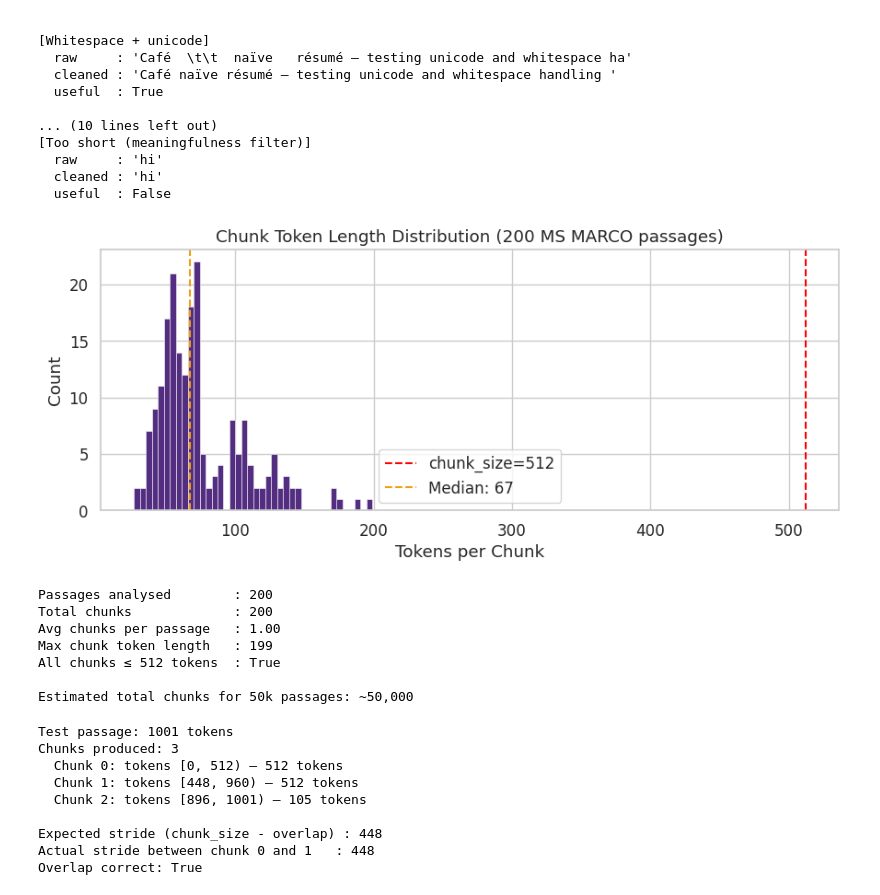
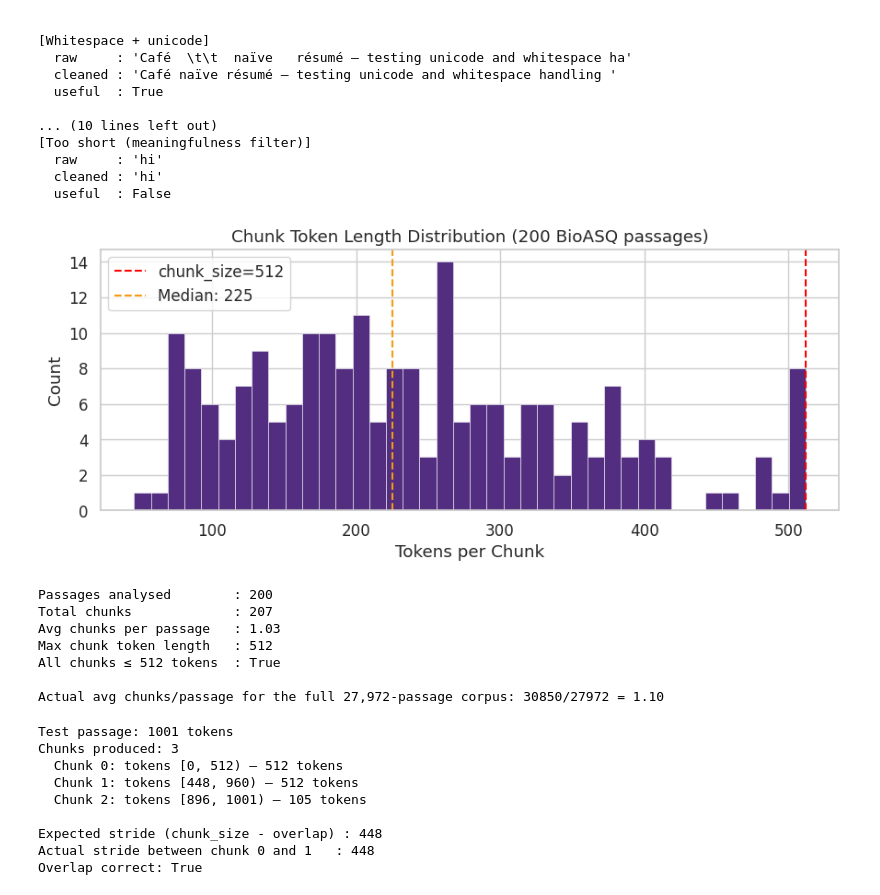
Before and after one commit to samueladole/MDATS79, a Jupyter notebook: notebooks/01_dataset_exploration.ipynb, the cells around one changed output. Cells and saved outputs as stored; diff of their text form; code cells hidden in the pictures.

```diff
--- a/notebooks/01_dataset_exploration.ipynb
+++ b/notebooks/01_dataset_exploration.ipynb
@@ -406,45 +357,45 @@ Input                                              | Cleaned
   cleaned : 'hi'
   useful  : False
 # %%
-# ── Chunker: verify chunk counts and overlap ──────────────────────────────────
+# ── Chunker: verify chunk counts and overlap ──────────────────────
 chunker = TokenChunker(chunk_size=512, chunk_overlap=64)
 
-# Use first 200 MS MARCO passages to measure real chunk statistics
-sample_passages = mm_corpus[:200]
+# Use first 200 BioASQ passages to measure real chunk statistics
+sample_passages = corpus[:200]
 all_chunks = []
 for p in sample_passages:
     all_chunks.extend(chunker.chunk(p["text"], doc_id=p["id"],
-                                    metadata={"dataset": "msmarco"}))
+                                    metadata={"dataset": "bioasq"}))
 
 chunk_token_lengths = [len(enc.encode(c.text)) for c in all_chunks]
 
 fig, ax = plt.subplots(figsize=(9, 4))
 ax.hist(chunk_token_lengths, bins=40, color=PURPLE, edgecolor="white", linewidth=0.4)
 ax.axvline(512, color="red", linestyle="--", label="chunk_size=512")
 ax.axvline(np.median(chunk_token_lengths), color=AMBER, linestyle="--",
            label=f"Median: {np.median(chunk_token_lengths):.0f}")
-ax.set_title("Chunk Token Length Distribution (200 MS MARCO passages)")
+ax.set_title("Chunk Token Length Distribution (200 BioASQ passages)")
 ax.set_xlabel("Tokens per Chunk")
 ax.set_ylabel("Count")
 ax.legend()
 plt.tight_layout()
 plt.savefig("../experiments/results/fig_chunk_lengths.png", dpi=150, bbox_inches="tight")
 plt.show()
 
 avg_chunks_per_passage = len(all_chunks) / len(sample_passages)
 print(f"Passages analysed        : {len(sample_passages)}")
 print(f"Total chunks             : {len(all_chunks)}")
 print(f"Avg chunks per passage   : {avg_chunks_per_passage:.2f}")
 print(f"Max chunk token length   : {max(chunk_token_lengths)}")
-print(f"All chunks ≤ 512 tokens  : {all(l <= 512 for l in chunk_token_lengths)}")
-print(f"\nEstimated total chunks for 50k passages: ~{int(avg_chunks_per_passage * 50_000):,}")
+print(f"All chunks \u2264 512 tokens  : {all(l <= 512 for l in chunk_token_lengths)}")
+print(f"\nActual avg chunks/passage for the full 27,972-passage corpus: 30850/27972 = {30850/27972:.2f}")
 # %% [output]
-[figure, old version]
+[figure, new version]
 Passages analysed        : 200
-Total chunks             : 200
-Avg chunks per passage   : 1.00
-Max chunk token length   : 199
+Total chunks             : 207
+Avg chunks per passage   : 1.03
+Max chunk token length   : 512
 All chunks ≤ 512 tokens  : True
 
-Estimated total chunks for 50k passages: ~50,000
+Actual avg chunks/passage for the full 27,972-passage corpus: 30850/27972 = 1.10
 # %%
```
Also changed, not shown: parts of 36 cells of this notebook.
